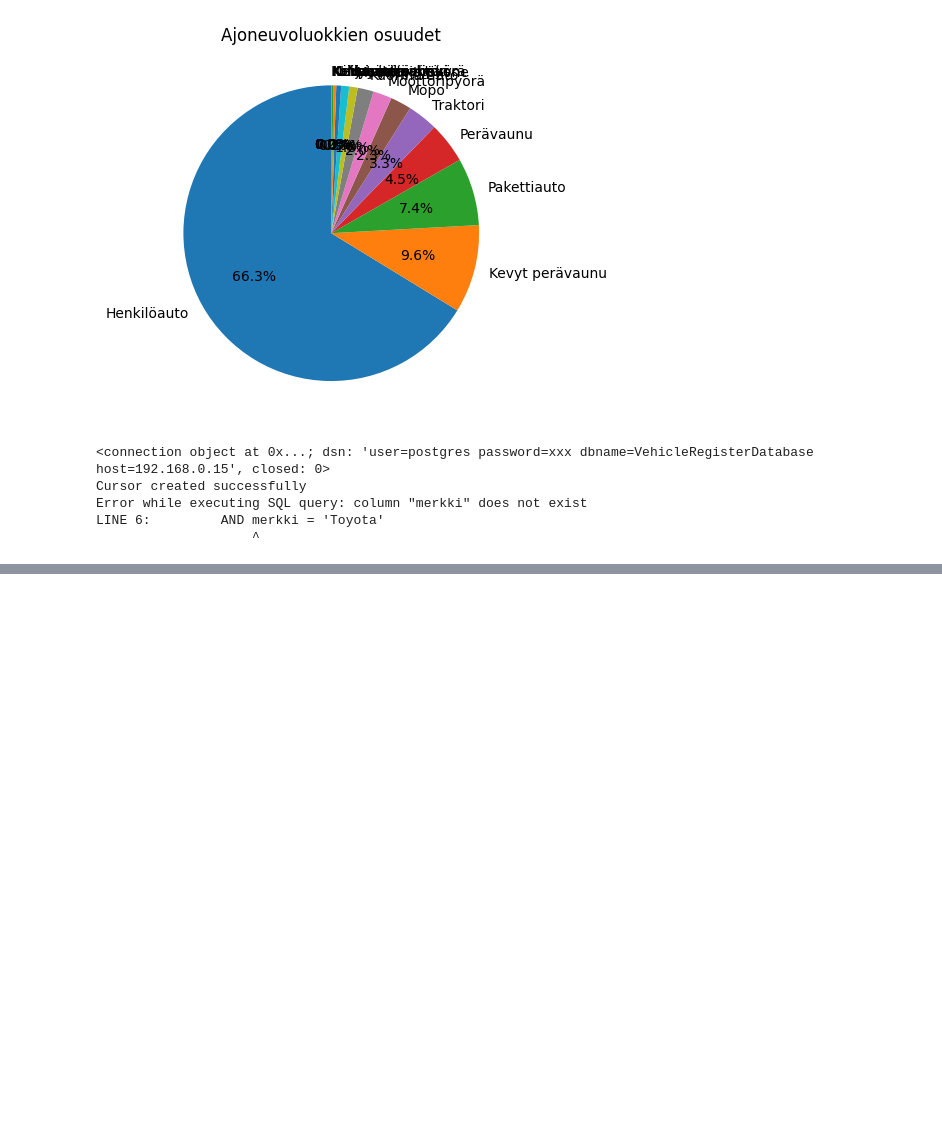
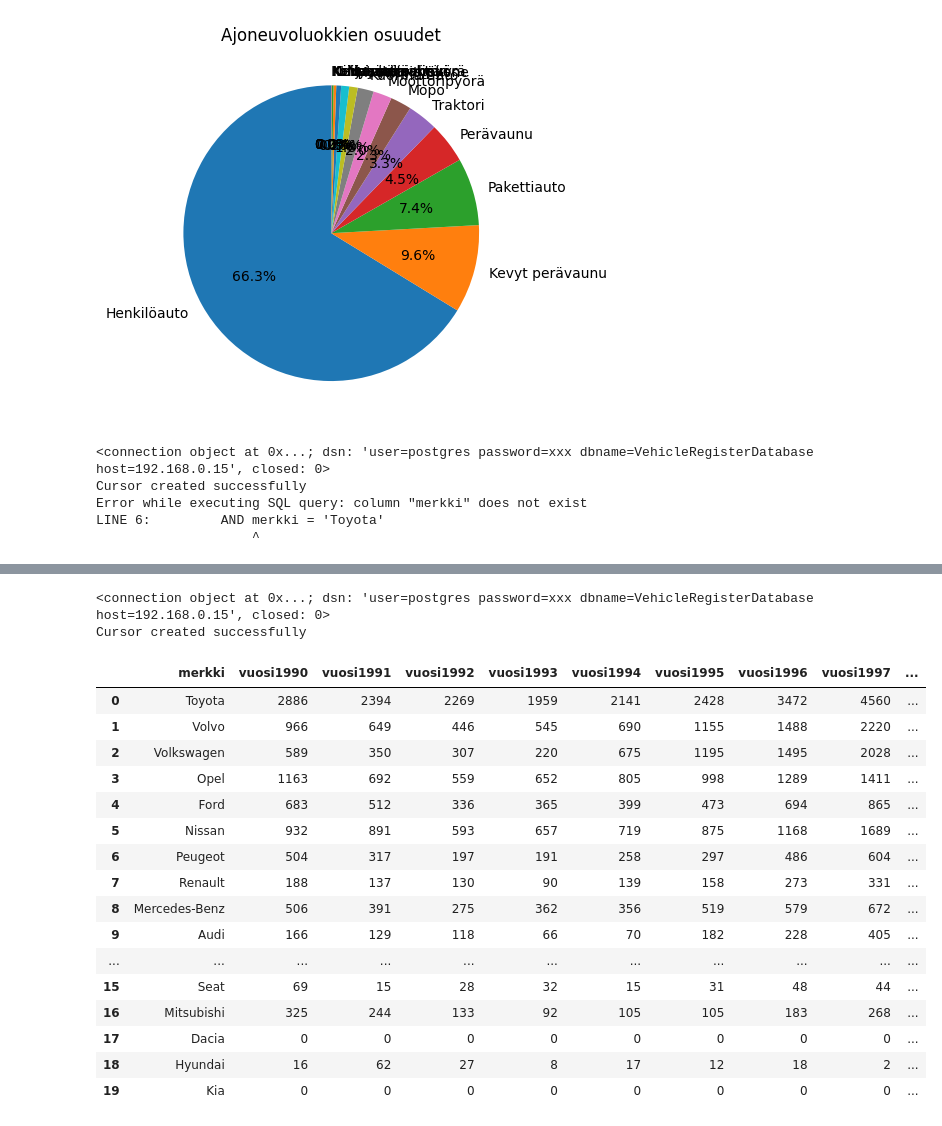
Before and after one commit to GouchinHub/TJTS4901, a Jupyter notebook: koodikirjasto.ipynb, the cells around one changed output, grey strips where cells are left out. Drawn from its saved outputs; the diff is of its cells as text; code cells hidden in the pictures; blank space fills up the shorter version.

```diff
--- a/koodikirjasto.ipynb
+++ b/koodikirjasto.ipynb
@@ -469,0 +557,22 @@ merkin_ensirekisteroinnit_vuosittain(2022, 2022, 'malli')
+# %%
+top20_ensirekisteroidyt_merkit_aikavalilla(1990, 2000)
+# %% [output]
+<connection object at 0x...; dsn: 'user=postgres password=xxx dbname=VehicleRegisterDatabase host=192.168.0.15', closed: 0>
+Cursor created successfully
+|  | merkki | vuosi1990 | vuosi1991 | vuosi1992 | vuosi1993 | vuosi1994 | vuosi1995 | vuosi1996 | vuosi1997 | ... |
+| 0 | Toyota | 2886 | 2394 | 2269 | 1959 | 2141 | 2428 | 3472 | 4560 | ... |
+| 1 | Volvo | 966 | 649 | 446 | 545 | 690 | 1155 | 1488 | 2220 | ... |
+| 2 | Volkswagen | 589 | 350 | 307 | 220 | 675 | 1195 | 1495 | 2028 | ... |
+| 3 | Opel | 1163 | 692 | 559 | 652 | 805 | 998 | 1289 | 1411 | ... |
+| 4 | Ford | 683 | 512 | 336 | 365 | 399 | 473 | 694 | 865 | ... |
+| 5 | Nissan | 932 | 891 | 593 | 657 | 719 | 875 | 1168 | 1689 | ... |
+| 6 | Peugeot | 504 | 317 | 197 | 191 | 258 | 297 | 486 | 604 | ... |
+| 7 | Renault | 188 | 137 | 130 | 90 | 139 | 158 | 273 | 331 | ... |
+| 8 | Mercedes-Benz | 506 | 391 | 275 | 362 | 356 | 519 | 579 | 672 | ... |
+| 9 | Audi | 166 | 129 | 118 | 66 | 70 | 182 | 228 | 405 | ... |
+| ... | ... | ... | ... | ... | ... | ... | ... | ... | ... | ... |
+| 15 | Seat | 69 | 15 | 28 | 32 | 15 | 31 | 48 | 44 | ... |
+| 16 | Mitsubishi | 325 | 244 | 133 | 92 | 105 | 105 | 183 | 268 | ... |
+| 17 | Dacia | 0 | 0 | 0 | 0 | 0 | 0 | 0 | 0 | ... |
+| 18 | Hyundai | 16 | 62 | 27 | 8 | 17 | 12 | 18 | 2 | ... |
+| 19 | Kia | 0 | 0 | 0 | 0 | 0 | 0 | 0 | 0 | ... |
```
Also changed, not shown: parts of 5 cells of this notebook, 1 other file.
